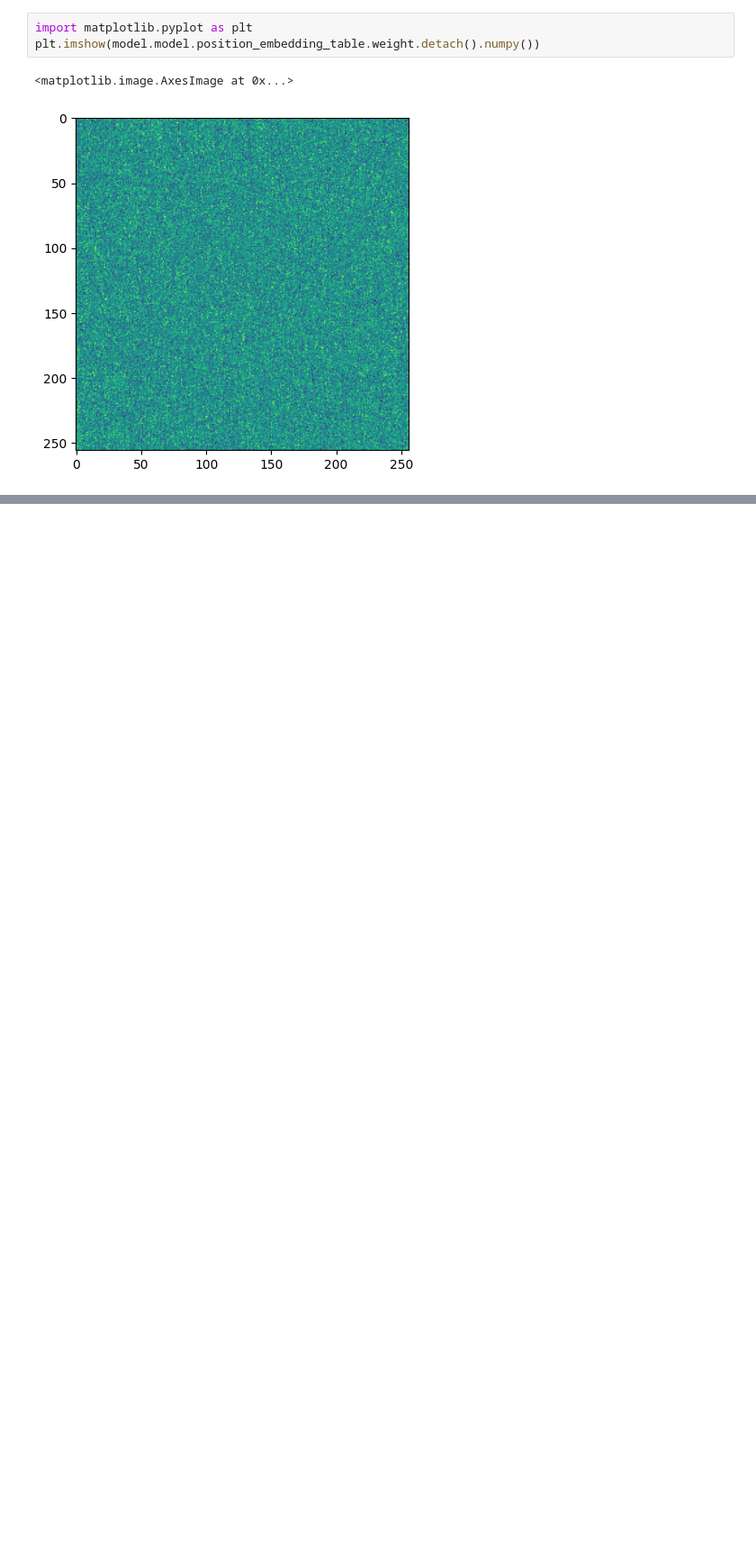
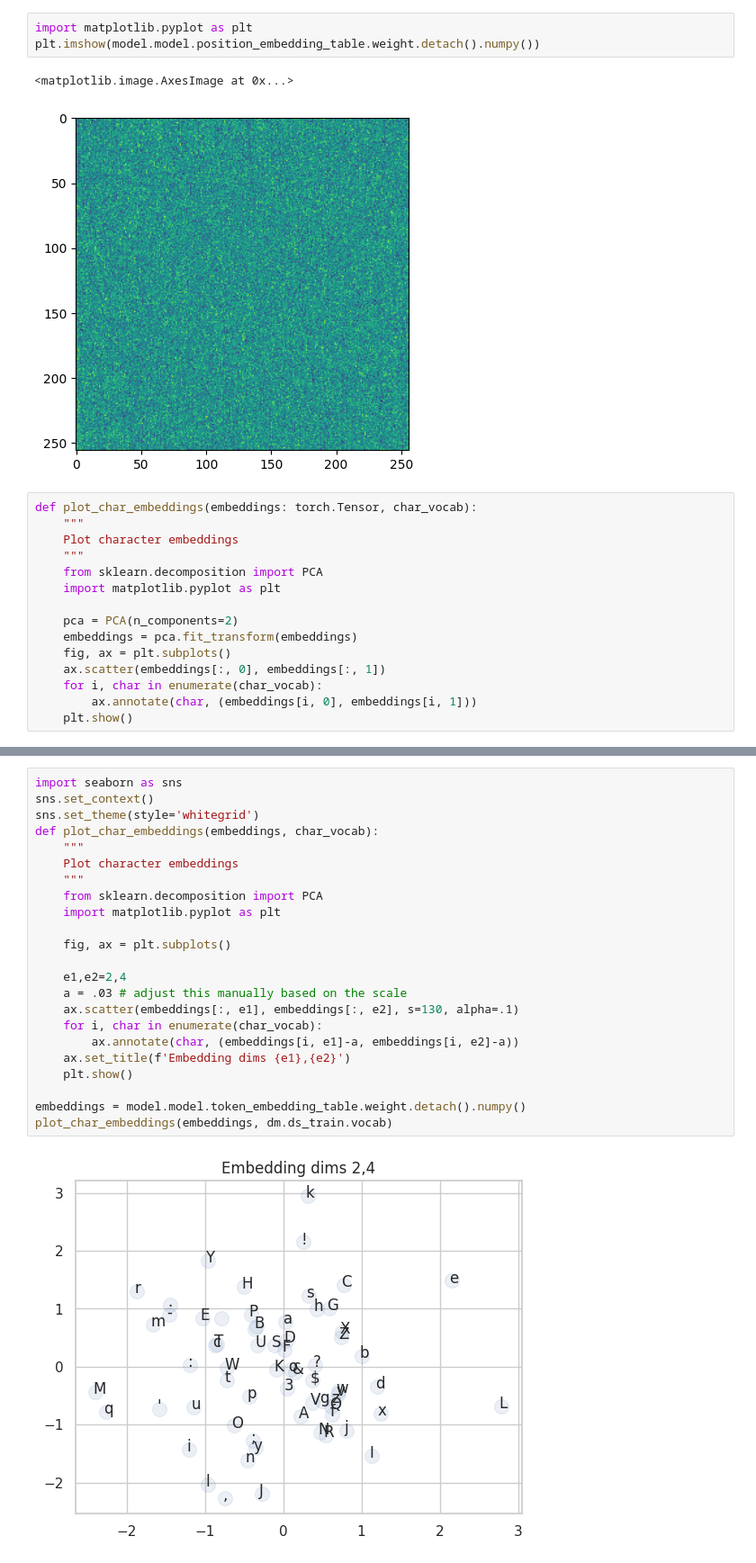
Before and after one commit to egafni/AI, a Jupyter notebook: notebooks/preds.ipynb, the cells around one changed output, grey strips where cells are left out. Shown at 90% size. Saved outputs shown, nothing was run; the diff lists cells and outputs as text; blank space fills up the shorter version.

```diff
--- a/notebooks/preds.ipynb
+++ b/notebooks/preds.ipynb
@@ -70,3 +76,18 @@ plt.imshow(model.model.position_embedding_table.weight.detach().numpy())
 # %% [output]
 <matplotlib.image.AxesImage at 0x...>
 [figure]
+# %%
+def plot_char_embeddings(embeddings: torch.Tensor, char_vocab):
+    """
+    Plot character embeddings
+    """
+    from sklearn.decomposition import PCA
+    import matplotlib.pyplot as plt
+
+    pca = PCA(n_components=2)
+    embeddings = pca.fit_transform(embeddings)
+    fig, ax = plt.subplots()
+    ax.scatter(embeddings[:, 0], embeddings[:, 1])
+    for i, char in enumerate(char_vocab):
+        ax.annotate(char, (embeddings[i, 0], embeddings[i, 1]))
+    plt.show()
@@ -72,0 +111,25 @@ plt.imshow(model.model.position_embedding_table.weight.detach().numpy())
+# %%
+import seaborn as sns
+sns.set_context()
+sns.set_theme(style='whitegrid')
+def plot_char_embeddings(embeddings, char_vocab):
+    """
+    Plot character embeddings
+    """
+    from sklearn.decomposition import PCA
+    import matplotlib.pyplot as plt
+
+    fig, ax = plt.subplots()
+
+    e1,e2=2,4
+    a = .03 # adjust this manually based on the scale
+    ax.scatter(embeddings[:, e1], embeddings[:, e2], s=130, alpha=.1)
+    for i, char in enumerate(char_vocab):
+        ax.annotate(char, (embeddings[i, e1]-a, embeddings[i, e2]-a))
+    ax.set_title(f'Embedding dims {e1},{e2}')
+    plt.show()
+
+embeddings = model.model.token_embedding_table.weight.detach().numpy()
+plot_char_embeddings(embeddings, dm.ds_train.vocab)
+# %% [output]
+[figure, added]
```
Also changed, not shown: parts of 8 cells of this notebook, 5 other files.
